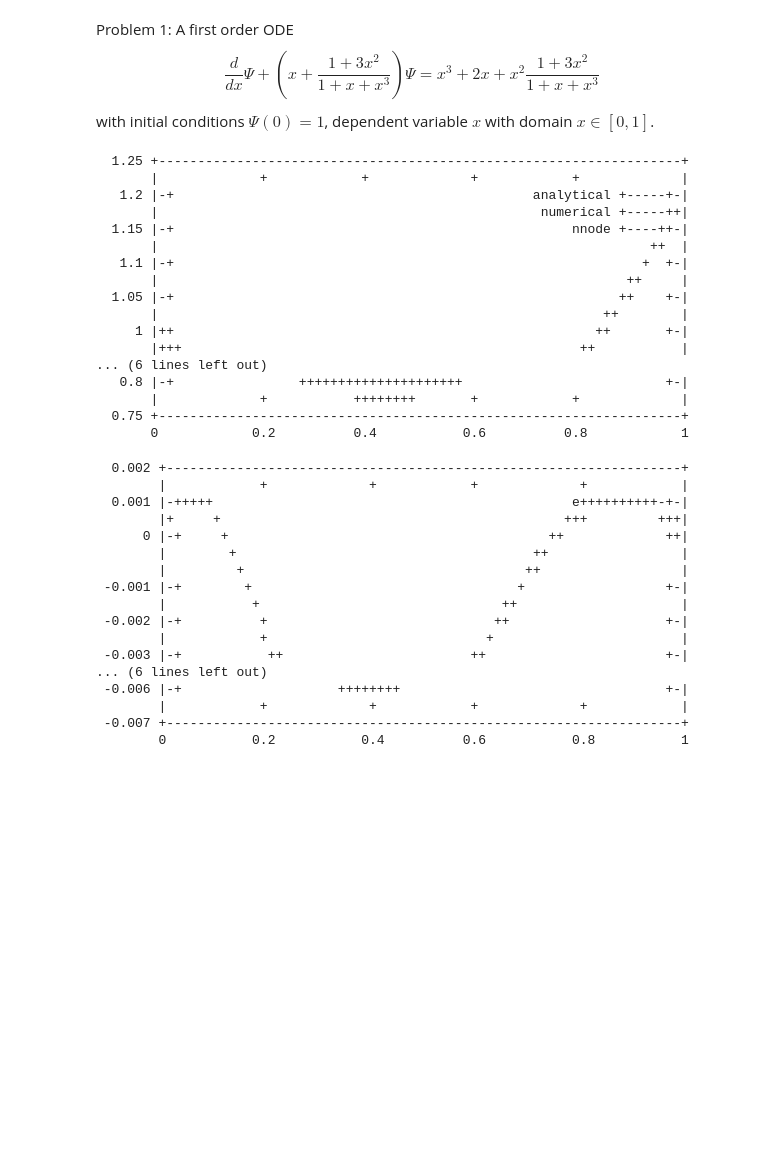
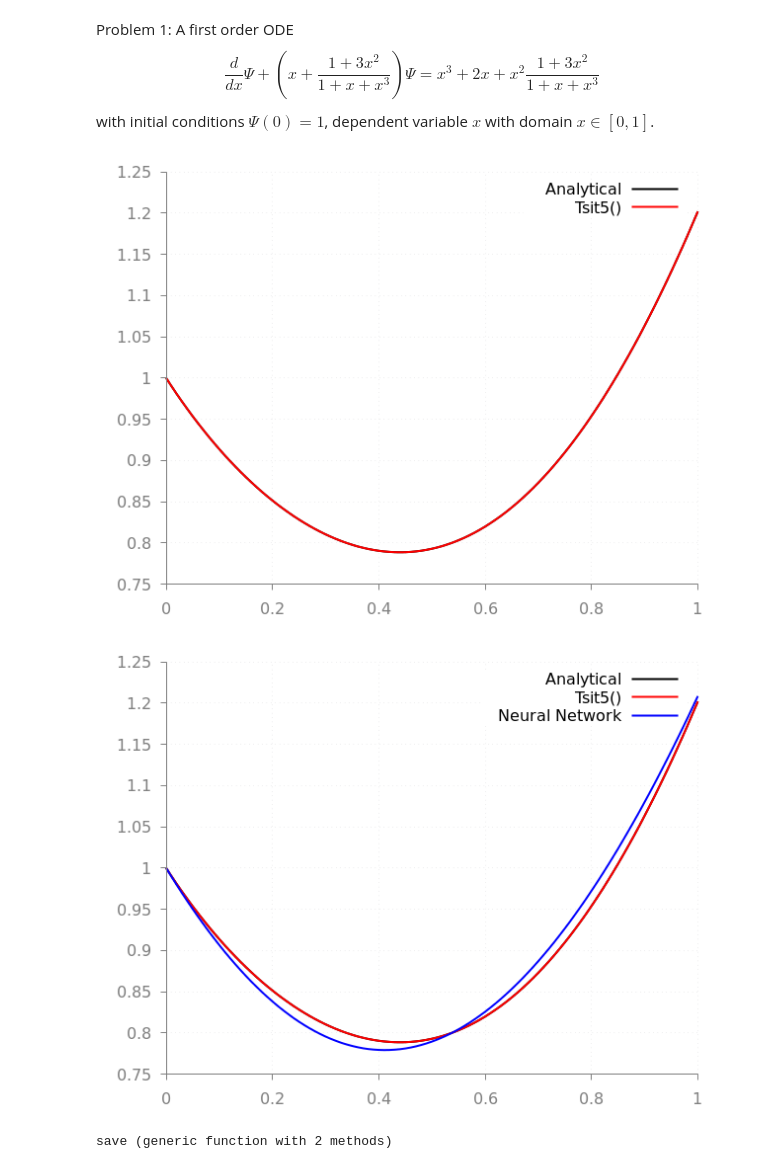
Before and after one commit to affans/pinns_in_julia, a Jupyter notebook: lagaris.ipynb, the cells around one changed output. Drawn from its saved outputs; the diff is of its cells as text; code cells hidden in the pictures; blank space fills up the shorter version.

```diff
--- a/lagaris.ipynb
+++ b/lagaris.ipynb
@@ -38,65 +38,41 @@ $$
 \frac{d} {d x} \Psi+( x+\frac{1+3 x^{2}} {1+x+x^{3}} ) \Psi=x^{3}+2 x+x^{2} \frac{1+3 x^{2}} {1+x+x^{3}}
 $$
 with initial conditions $\Psi(0) = 1$, dependent variable $x$ with domain $x \in [0, 1]$.
+# %%
+# Let's solve the following simple, linear ODE to get a sense of how to use the package
+linear(u, p, t) = -(t + (1 + 3*t^2)/(1 + t + t^3))*u + t^3 + 2*t + t^2*((1 + 3*t^2)/(1 + t + t^3)) # define ODE
+analytical(t) = exp((-t^2)/(2))/(1 + t + t^3) + t^2 # the analytical solution
+
+tspan = (0.0, 1.0)
+u0 = 1
+prob = ODEProblem(linear, u0, tspan) # we can of course solve this with traditional diffeq solvers
+sol = solve(prob, Tsit5(), saveat = 0.01) # RK4 method with a newer tableau (Ch. Tsitouras, 2011)
+ground_truth = analytical.(sol.t)
+
+@gp "reset"
+@gp :- "load '~/gpconfig.cfg'"
+@gp :- sol.t ground_truth "with lines title 'Analytical' lc 'black' lw 2"
+@gp :- sol.t sol.u "with lines title 'Tsit5()' lc 'red' lw 2"
+display(@gp)
+# %% [output]
+[figure, added]
 # %%
-# Let's solve the following simple, linear ODE to get a sense of how to use the package
-analytical(t) = exp((-t^2)/(2))/(1 + t + t^3) + t^2
-linear(u, p, t) = -(t + (1 + 3*t^2)/(1 + t + t^3))*u + t^3 + 2*t + t^2*((1 + 3*t^2)/(1 + t + t^3))
-tspan = (0.0, 1.0)
-u0 = 1
-prob = ODEProblem(linear, u0, tspan) # we can of course solve this with traditional diffeq solvers
-sol = solve(prob, Tsit5(), saveat = 0.01)
-ground_truth = analytical.(sol.t)
-
-# Let's the NNODE API to also solve this
+# Let's the NNODE API to also solve this -- Could we use the PINNs interface to solve this also?
 rng = Random.default_rng()
 Random.seed!(rng, 0)
-chain = Chain(Dense(1, 6, σ), Dense(6, 1)) # create a 2 layer, 5 neuron NN
+chain = Chain(Dense(1, 6, σ), Dense(6, 1)) # create a 2 layer, 6 neuron NN
 ps, st = Lux.setup(rng, chain) |> Lux.f64
 opt = OptimizationOptimisers.Adam(0.1) # set up the optimiser
 alg = NNODE(chain, opt, init_params = ps, strategy=GridTraining(0.1))
-nn = solve(prob, alg, verbose = false, maxiters = 500, saveat = 0.01)
+nn = solve(prob, alg, verbose = false, maxiters = 100, saveat = 0.01)
 
 @gp "reset"
-@gp :- sol.t ground_truth "with lines title 'analytical' lc 'black' lw 2"
-@gp :- sol.t sol.u "with lines title 'numerical' lc 'red' lw 2"
-@gp :- nn.t nn.u "with lines title 'nnode' lc 'blue' lw 2"
+@gp :- "load '~/gpconfig.cfg'"
+@gp :- sol.t ground_truth "with lines title 'Analytical' lc 'black' lw 2"
+@gp :- sol.t sol.u "with lines title 'Tsit5()' lc 'red' lw 2"
+@gp :- nn.t nn.u "with lines title 'Neural Network' lc 'blue' lw 2"
 display(@gp)
-
-@gp "reset"
-@gp :- sol.t (nn.u .- ground_truth) "with lines title 'error' lc 'red'"
+Gnuplot.save
 # %% [output]
+[figure, added]
-  1.25 +-------------------------------------------------------------------+
-       |             +            +             +            +             |
-   1.2 |-+                                              analytical +-----+-|
-       |                                                 numerical +-----++|
-  1.15 |-+                                                   nnode +----++-|
-       |                                                               ++  |
-   1.1 |-+                                                            +  +-|
-       |                                                            ++     |
-  1.05 |-+                                                         ++    +-|
-       |                                                         ++        |
-     1 |++                                                      ++       +-|
-       |+++                                                   ++           |
-... (6 lines left out)
-   0.8 |-+                +++++++++++++++++++++                          +-|
-       |             +           ++++++++       +            +             |
-  0.75 +-------------------------------------------------------------------+
-       0            0.2          0.4           0.6          0.8            1
+save (generic function with 2 methods)
-  0.002 +------------------------------------------------------------------+
-        |            +             +            +             +            |
-  0.001 |-+++++                                              e++++++++++-+-|
-        |+     +                                            +++         +++|
-      0 |-+     +                                         ++             ++|
-        |        +                                      ++                 |
-        |         +                                    ++                  |
- -0.001 |-+        +                                  +                  +-|
-        |           +                               ++                     |
- -0.002 |-+          +                             ++                    +-|
-        |            +                            +                        |
- -0.003 |-+           ++                        ++                       +-|
-... (6 lines left out)
- -0.006 |-+                    ++++++++                                  +-|
-        |            +             +            +             +            |
- -0.007 +------------------------------------------------------------------+
-        0           0.2           0.4          0.6           0.8           1
```
Also changed, not shown: parts of 12 cells of this notebook, 8 other files.
